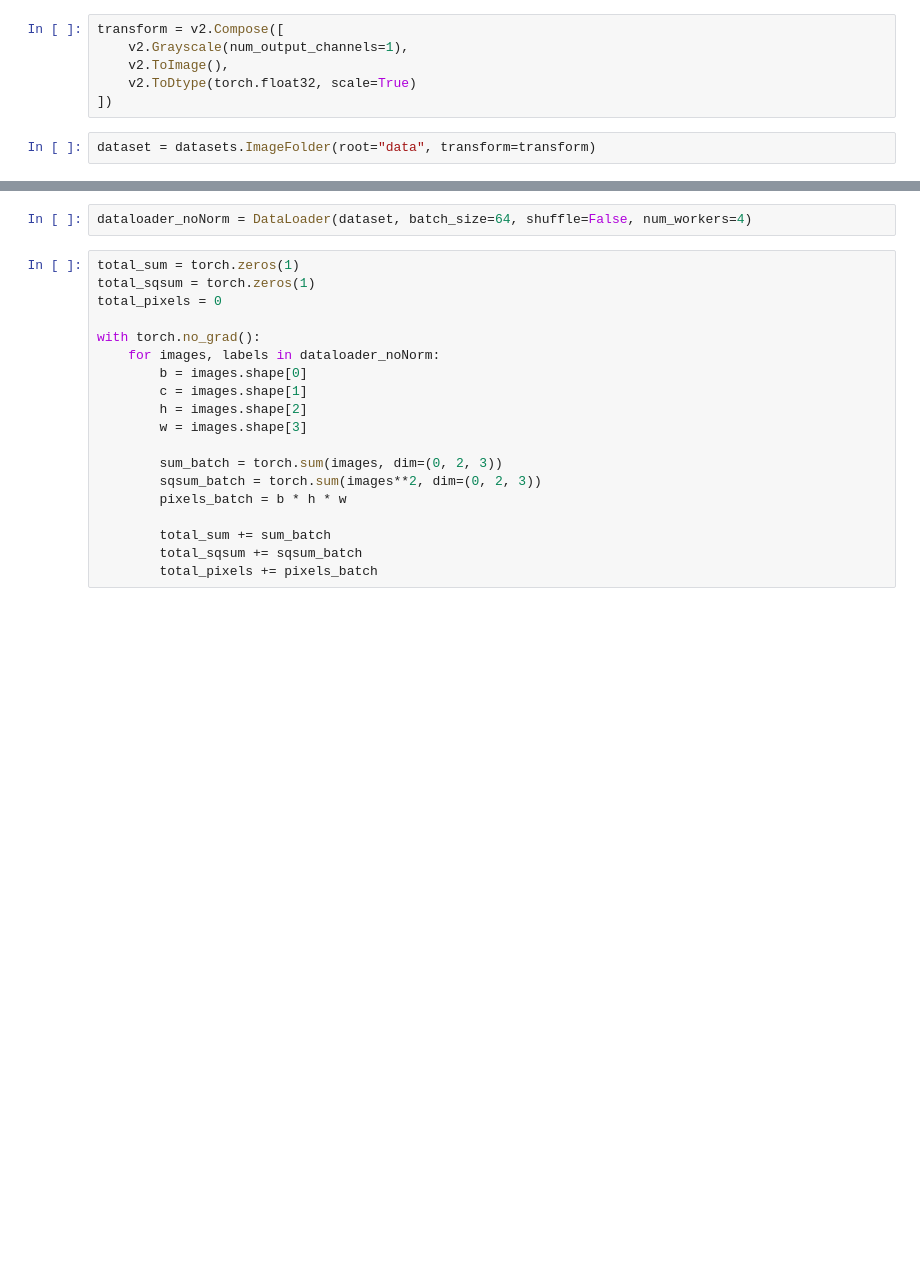
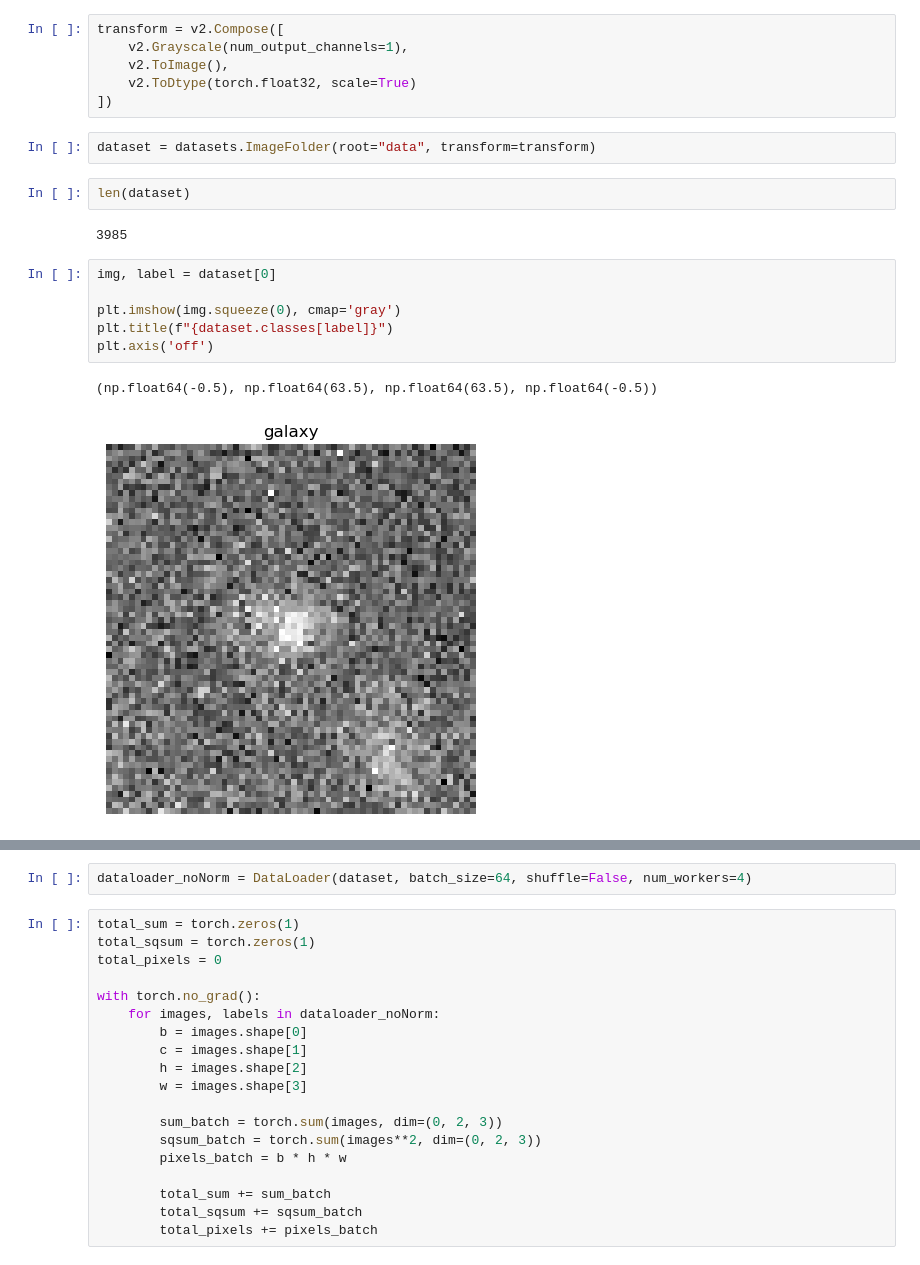
Before and after one commit to akira-gabriel/star-galaxy-classification, a Jupyter notebook: galaxy star classifier.ipynb, the cells around one changed output, grey strips where cells are left out. Cells and saved outputs as stored; diff of their text form; blank space fills up the shorter version.

Commit message:
ploting images

```diff
--- a/galaxy star classifier.ipynb
+++ b/galaxy star classifier.ipynb
@@ -15,3 +18,16 @@ transform = v2.Compose([
 ])
 # %%
 dataset = datasets.ImageFolder(root="data", transform=transform)
+# %%
+len(dataset)
+# %% [output]
+3985
+# %%
+img, label = dataset[0]
+
+plt.imshow(img.squeeze(0), cmap='gray')
+plt.title(f"{dataset.classes[label]}")
+plt.axis('off')
+# %% [output]
+(np.float64(-0.5), np.float64(63.5), np.float64(63.5), np.float64(-0.5))
+[figure, added]
```
Also changed, not shown: parts of 2 cells of this notebook.
